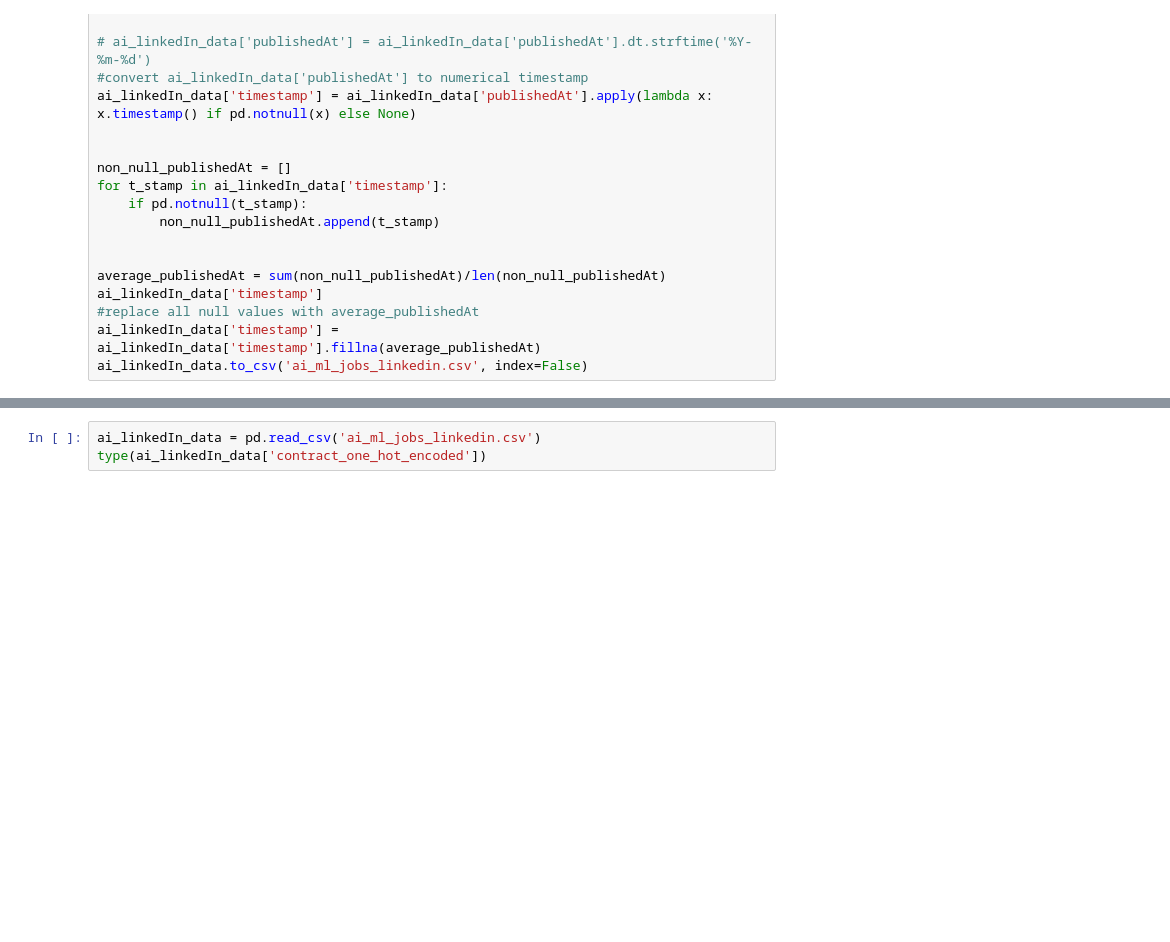
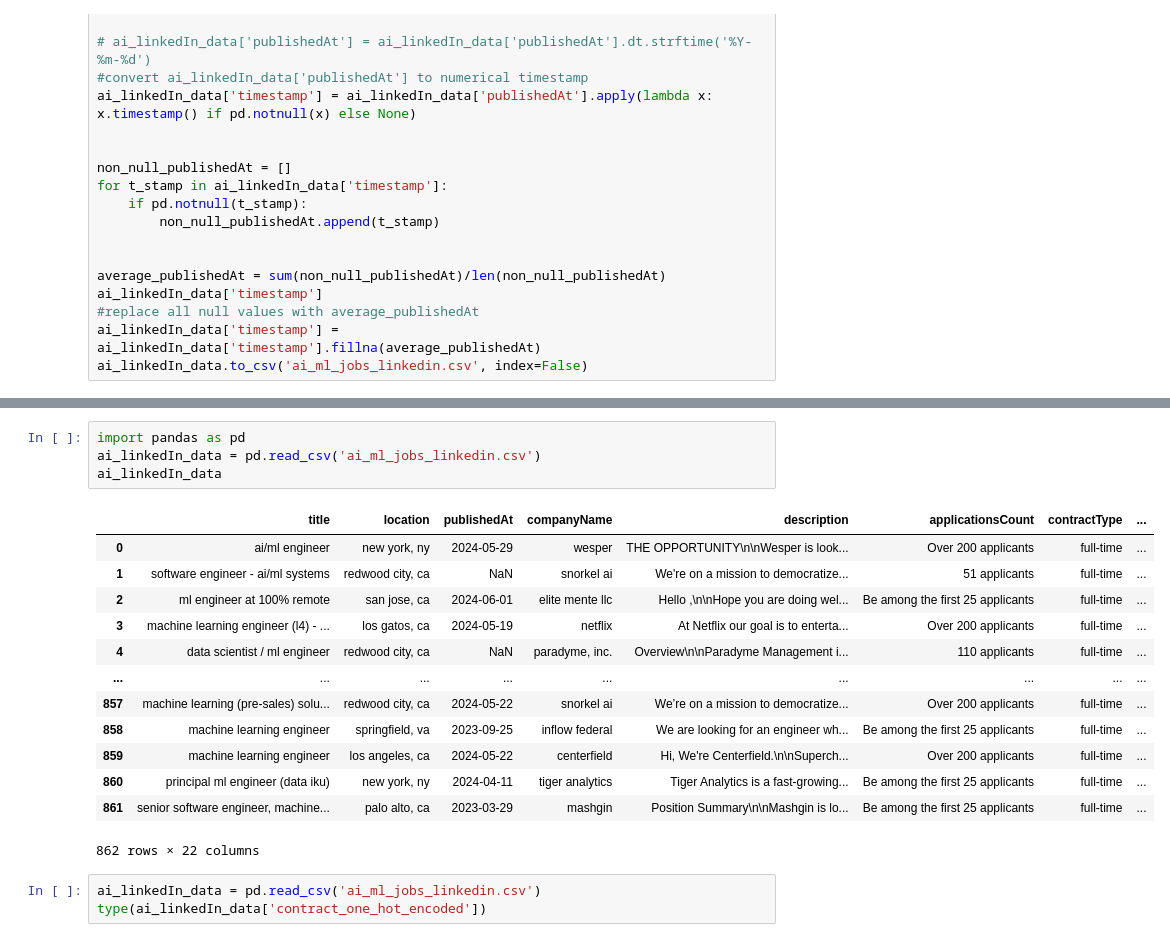
Before and after one commit to jasonli35/AI-Job-Market-Trend, a Jupyter notebook: preprocess.ipynb, the cells around one changed output, grey strips where cells are left out. Cells and saved outputs as stored; diff of their text form; blank space fills up the shorter version.

```diff
--- a/preprocess.ipynb
+++ b/preprocess.ipynb
@@ -180,4 +429,22 @@ Index(['title', 'location', 'publishedAt', 'companyName', 'description',
       dtype='object')
+# %%
+import pandas as pd
+ai_linkedIn_data = pd.read_csv('ai_ml_jobs_linkedin.csv')
+ai_linkedIn_data
+# %% [output]
+|  | title | location | publishedAt | companyName | description | applicationsCount | contractType | ... |
+| 0 | ai/ml engineer | new york, ny | 2024-05-29 | wesper | THE OPPORTUNITY\n\nWesper is look... | Over 200 applicants | full-time | ... |
+| 1 | software engineer - ai/ml systems | redwood city, ca | NaN | snorkel ai | We're on a mission to democratize... | 51 applicants | full-time | ... |
+| 2 | ml engineer at 100% remote | san jose, ca | 2024-06-01 | elite mente llc | Hello ,\n\nHope you are doing wel... | Be among the first 25 applicants | full-time | ... |
+| 3 | machine learning engineer (l4) - ... | los gatos, ca | 2024-05-19 | netflix | At Netflix our goal is to enterta... | Over 200 applicants | full-time | ... |
+| 4 | data scientist / ml engineer | redwood city, ca | NaN | paradyme, inc. | Overview\n\nParadyme Management i... | 110 applicants | full-time | ... |
+| ... | ... | ... | ... | ... | ... | ... | ... | ... |
+| 857 | machine learning (pre-sales) solu... | redwood city, ca | 2024-05-22 | snorkel ai | We’re on a mission to democratize... | Over 200 applicants | full-time | ... |
+| 858 | machine learning engineer | springfield, va | 2023-09-25 | inflow federal | We are looking for an engineer wh... | Be among the first 25 applicants | full-time | ... |
+| 859 | machine learning engineer | los angeles, ca | 2024-05-22 | centerfield | Hi, We're Centerfield.\n\nSuperch... | Over 200 applicants | full-time | ... |
+| 860 | principal ml engineer (data iku) | new york, ny | 2024-04-11 | tiger analytics | Tiger Analytics is a fast-growing... | Be among the first 25 applicants | full-time | ... |
+| 861 | senior software engineer, machine... | palo alto, ca | 2023-03-29 | mashgin | Position Summary\n\nMashgin is lo... | Be among the first 25 applicants | full-time | ... |
+862 rows × 22 columns
 # %%
 ai_linkedIn_data = pd.read_csv('ai_ml_jobs_linkedin.csv')
 type(ai_linkedIn_data['contract_one_hot_encoded'])
```
Also changed, not shown: parts of 7 cells of this notebook, 4 other files.
